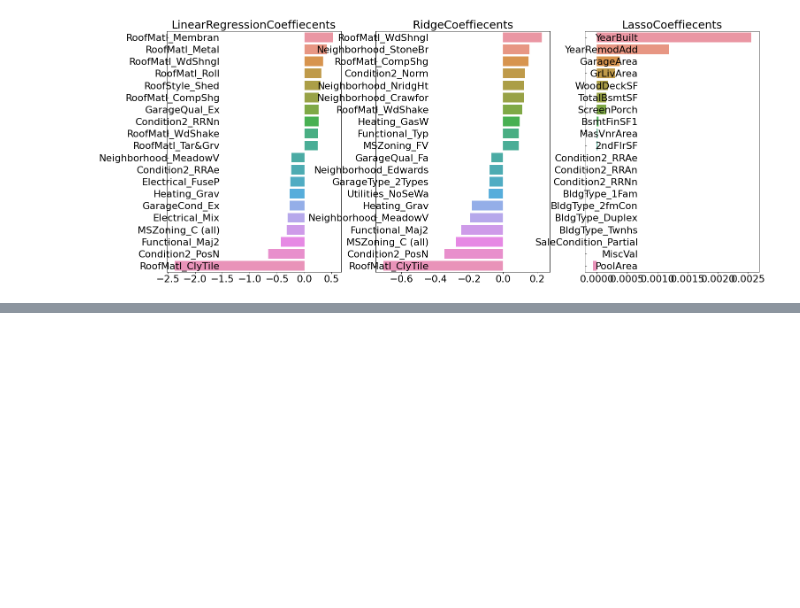
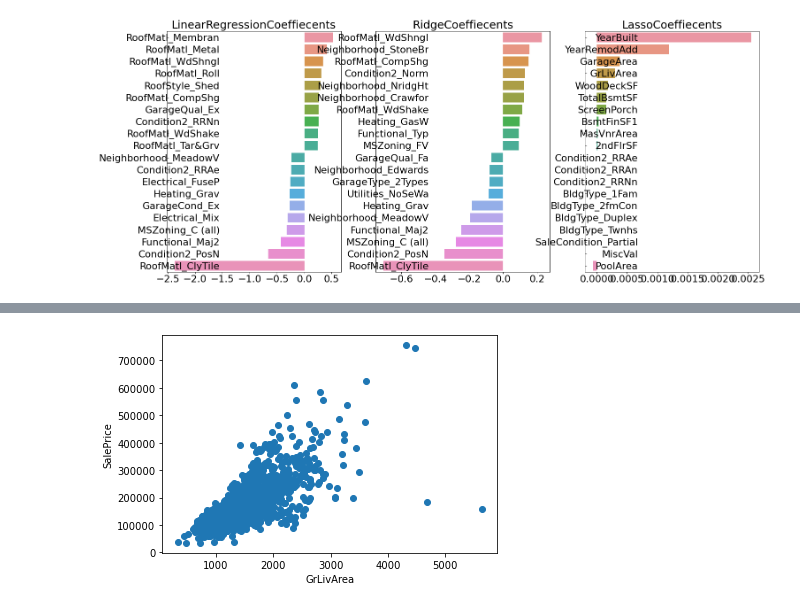
Before and after one commit to SeunghyeChae/CAKD3_tmdhey, a Jupyter notebook: 머신러닝/ml_집값예측.ipynb, the cells around one changed output, grey strips where cells are left out. Cells and saved outputs as stored; diff of their text form; code cells hidden in the pictures; blank space fills up the shorter version.

```diff
--- a/머신러닝/ml_집값예측.ipynb
+++ b/머신러닝/ml_집값예측.ipynb
@@ -243,0 +419,16 @@ def get_avg_rmse
+# %%
+# 이상치 데이터 분석 (회귀계수가 높은 feature 이상치 처리)
+
+house_df_2= pd.read_csv('dataset/house_price.csv')
+house_df_2.head(2)
+
+# ( 원본 데이터에서 ) GrLivArea의 데이터 분포
+plt.scatter(x=house_df_2['GrLivArea'] , y= house_df_2['SalePrice'])
+plt.ylabel('SalePrice')
+plt.xlabel('GrLivArea')
+plt.show()
+
+# >> 양의 상곤관계를 갖는다
+# >> but, 공간은 가장 넓은데 가격은 매우 낮은 데이터 = 이상치
+# %% [output]
+[figure, added]
```
Also changed, not shown: parts of 21 cells of this notebook.
